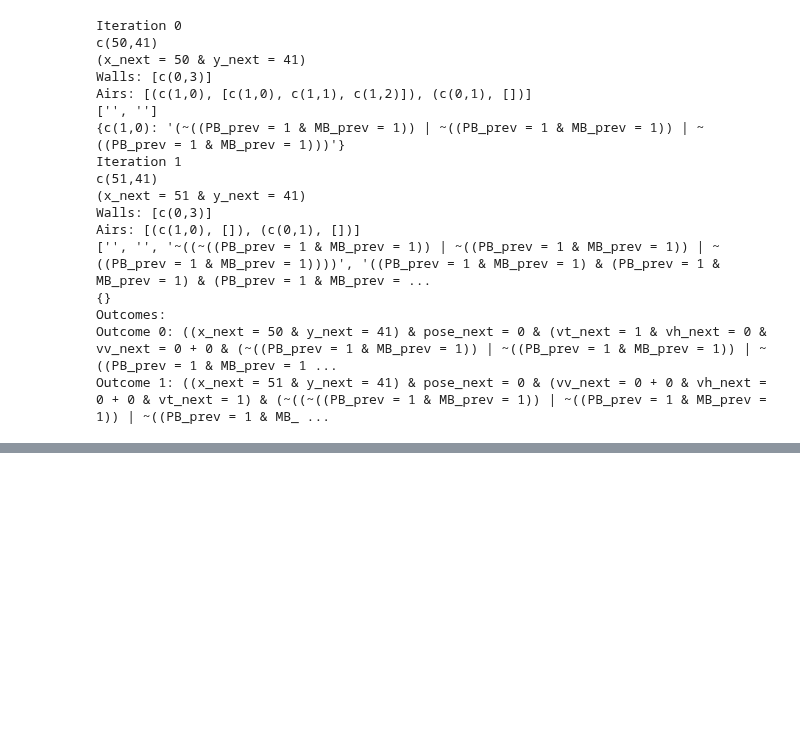
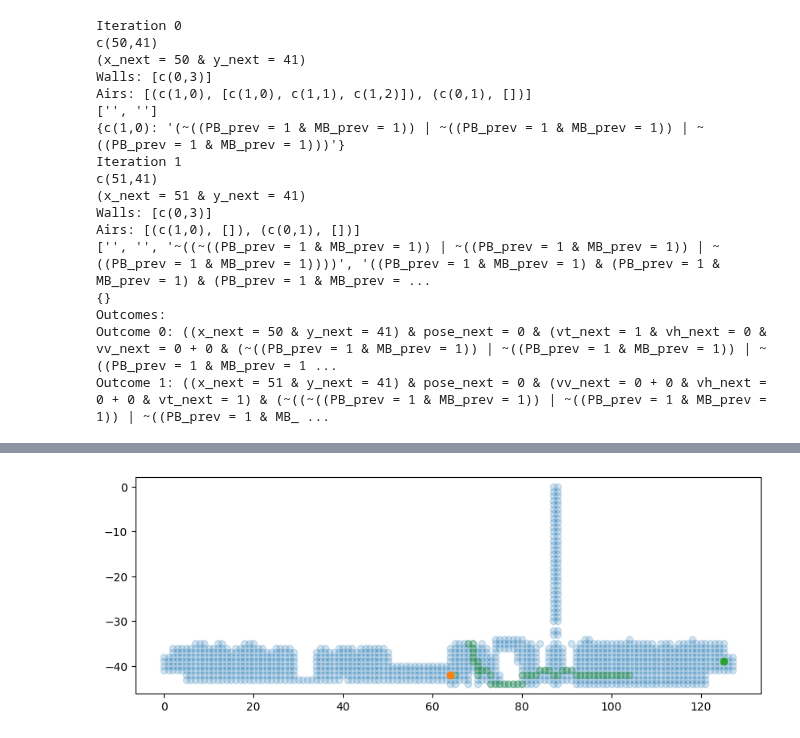
Before and after one commit to aremath/sm_rando, a Jupyter notebook: notebooks/tla_testing.ipynb, the cells around one changed output, grey strips where cells are left out. Cells and saved outputs as stored; diff of their text form; code cells hidden in the pictures; blank space fills up the shorter version.

```diff
--- a/notebooks/tla_testing.ipynb
+++ b/notebooks/tla_testing.ipynb
@@ -508,0 +819,27 @@ gca().set_aspect('equal');
+# %%
+# Concrete task
+task = context_policy.exist(nexts, start_expr & policy & goal_expr).pick()
+# %%
+task_bdd = context_policy.bdd.cube(task)
+# %%
+# Get a symbolic path (all optimal solutions at once)
+path = task_bdd
+for i in range(50):
+    # Path(prev, goal)
+    # path(next, goal) = exists prev st. path(prev, goal) & policy(prev, next, goal)
+    #follow_policy = context_policy.exist(prevs, path & policy)
+    follow_policy = context_policy.exist(prevs, path & deterministic_policy)
+    path |= context_policy.let(next_to_prev, follow_policy)
+# %%
+nonxy_vars = list(filter(lambda x: x != "x_prev" and x != "y_prev", context_policy.vars.keys()))
+path_posns = context_policy.exist(nonxy_vars, path)
+path_posns = [(a["x_prev"], -a["y_prev"]) for a in context_policy.pick_iter(path_posns)]
+# %%
+figure(figsize=(10,10))
+scatter(*array(policy_posns).T, alpha=0.2)
+scatter(*array(path_posns).T, alpha=0.2, c="green")
+scatter(64,-42)
+scatter(125,-39)
+gca().set_aspect('equal');
+# %% [output]
+[figure, added]
```
Also changed, not shown: parts of 62 cells of this notebook, 34 other files.
